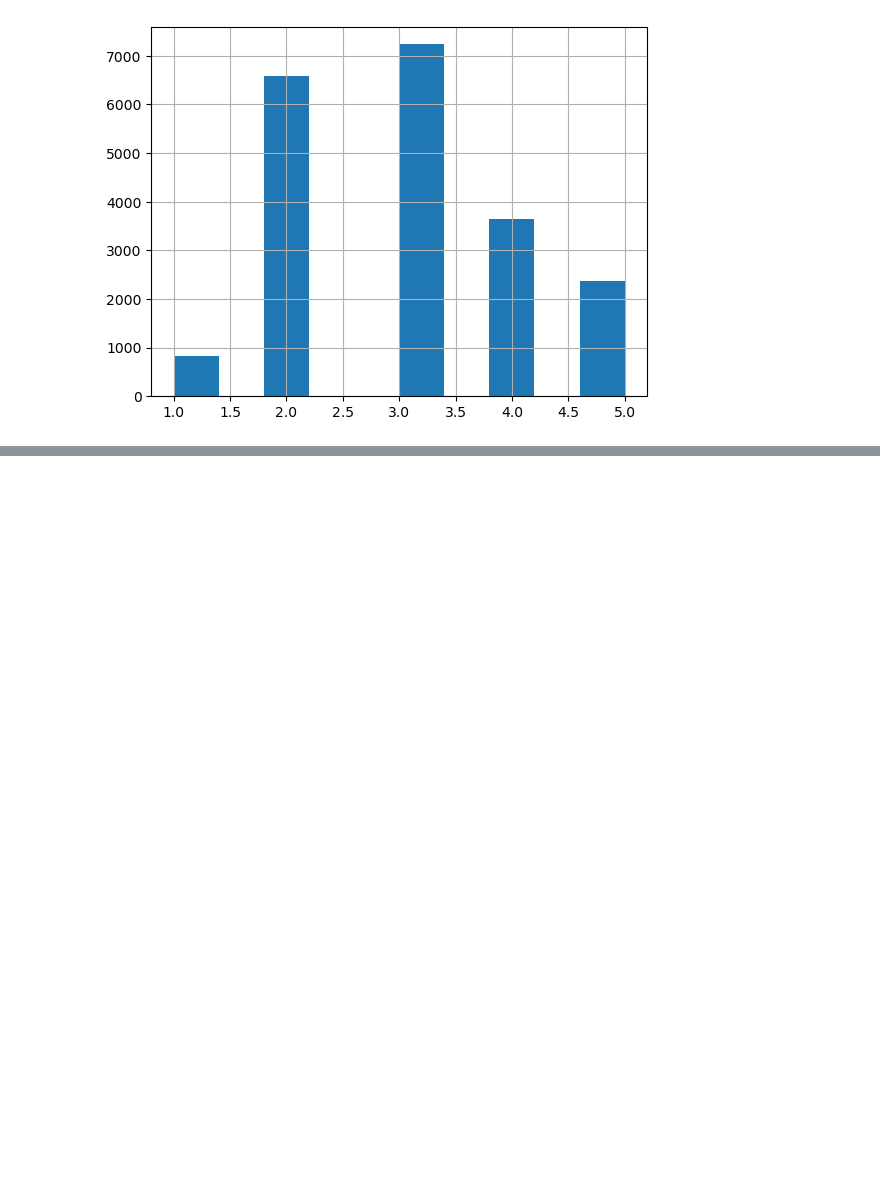
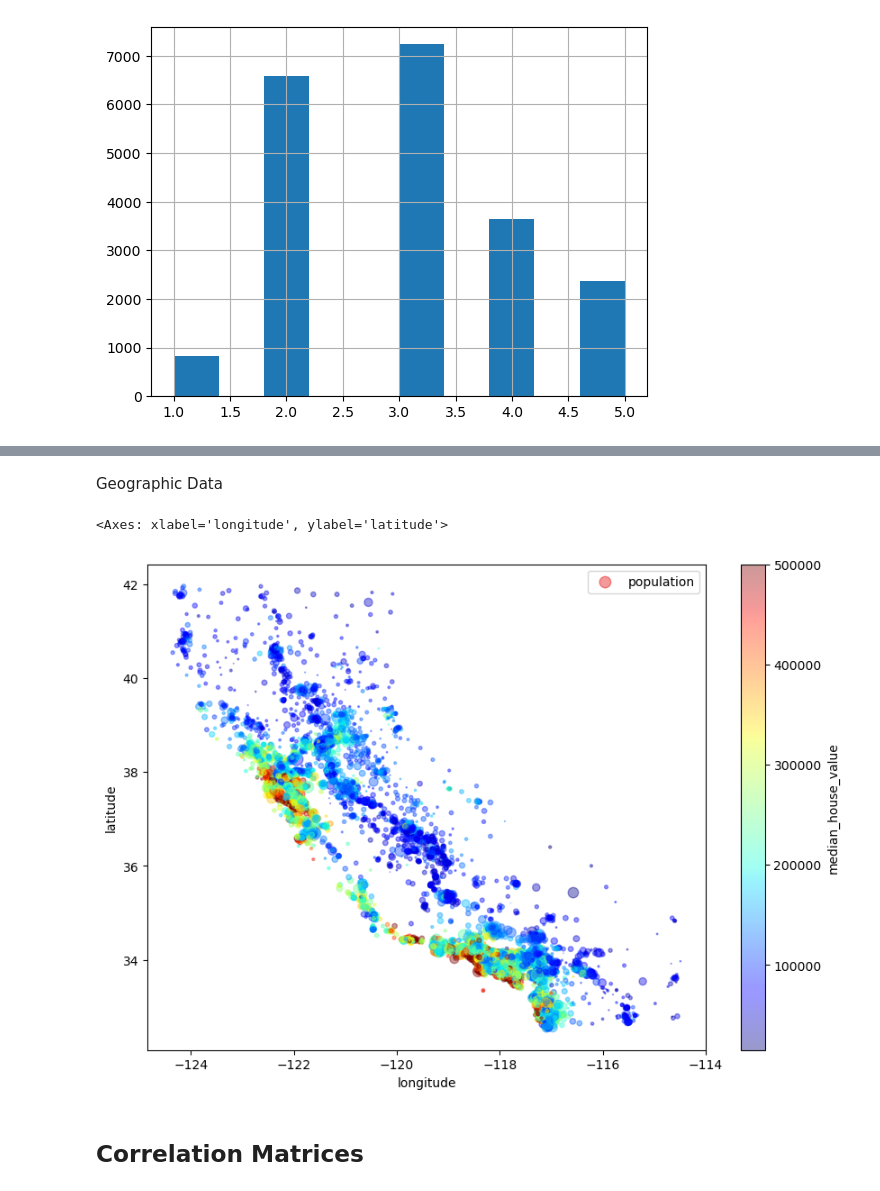
Before and after one commit to IAU-Rathnayake/AI-and-Machine-learning, a Jupyter notebook: end-to-end.ipynb, the cells around one changed output, grey strips where cells are left out. Cells and saved outputs as stored; diff of their text form; code cells hidden in the pictures; blank space fills up the shorter version.

```diff
--- a/end-to-end.ipynb
+++ b/end-to-end.ipynb
@@ -93,0 +223,21 @@ housing["income_cat"].hist()
+# %% [markdown]
+Geographic Data
+# %%
+housingcopy.plot(
+    kind="scatter",
+    x="longitude",
+    y="latitude",
+    alpha=0.4,
+    s=housingcopy["population"] / 100,
+    label="population",
+    figsize=(10, 7),
+    c="median_house_value",
+    cmap=plt.get_cmap("jet"),
+    colorbar=True,
+    sharex=False
+)
+# %% [output]
+<Axes: xlabel='longitude', ylabel='latitude'>
+[figure, added]
+# %% [markdown]
+## Correlation Matrices
```
Also changed, not shown: parts of 43 cells of this notebook.
